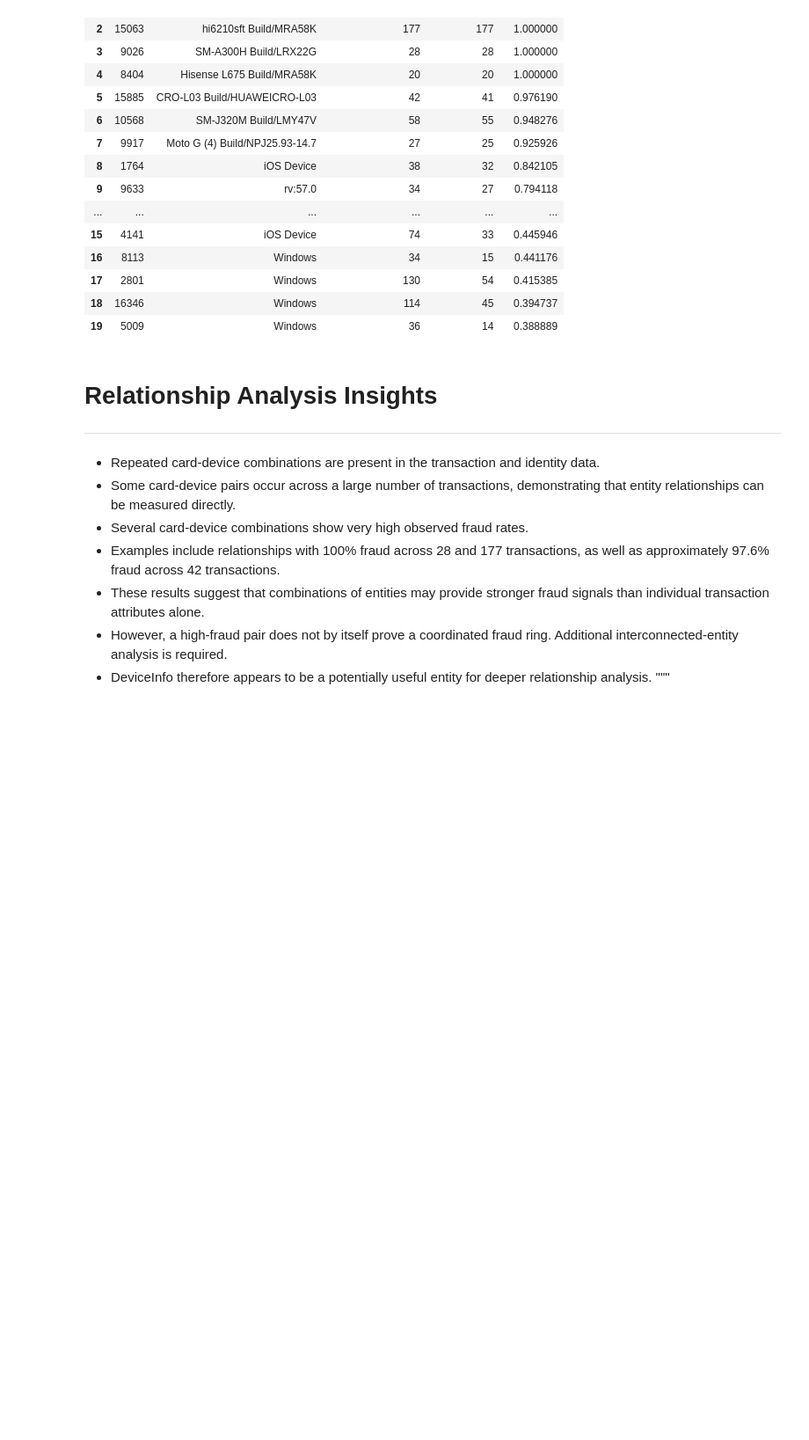
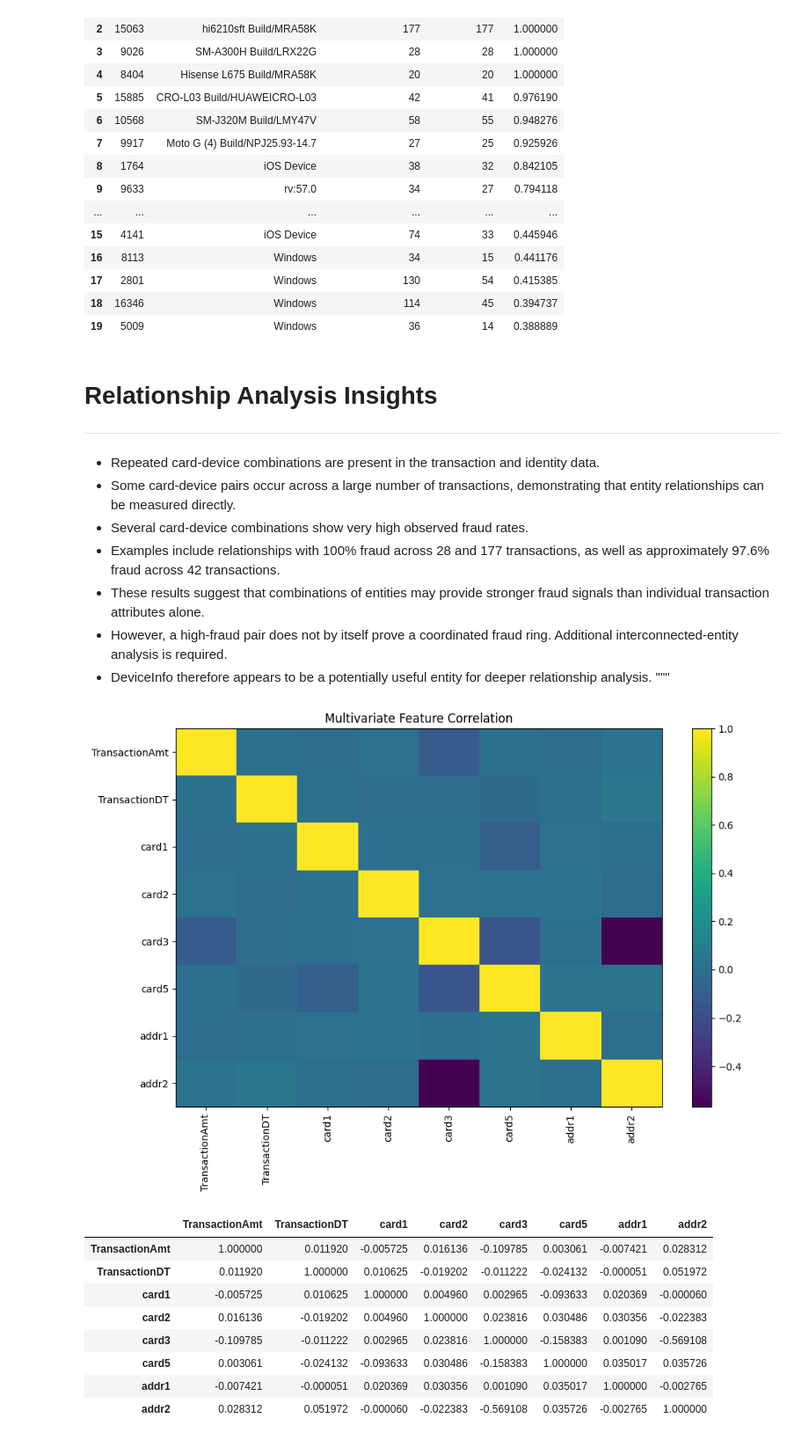
Before and after one commit to manojitkhatua/trace-ai, a Jupyter notebook: src/analysis/EDA.ipynb, the cells around one changed output. Shown at 88% size. Drawn from its saved outputs; the diff is of its cells as text; code cells hidden in the pictures; blank space fills up the shorter version.

Commit message:
Complete EDA analysis modules

```diff
--- a/src/analysis/EDA.ipynb
+++ b/src/analysis/EDA.ipynb
@@ -678,3 +679,20 @@ card_device_fraud
 - DeviceInfo therefore appears to be a potentially useful entity for deeper
   relationship analysis.
 """
+# %%
+multivariate_columns = ["TransactionAmt","TransactionDT","card1","card2","card3","card5","addr1","addr2",]
+# %%
+multivariate_analyzer = MultivariateAnalyzer(CorrelationAnalysisStrategy(multivariate_columns))
+correlation_result = multivariate_analyzer.execute_analysis(train_transaction)
+correlation_result
+# %% [output]
+[figure, added]
+|  | TransactionAmt | TransactionDT | card1 | card2 | card3 | card5 | addr1 | addr2 |
+| TransactionAmt | 1.000000 | 0.011920 | -0.005725 | 0.016136 | -0.109785 | 0.003061 | -0.007421 | 0.028312 |
+| TransactionDT | 0.011920 | 1.000000 | 0.010625 | -0.019202 | -0.011222 | -0.024132 | -0.000051 | 0.051972 |
+| card1 | -0.005725 | 0.010625 | 1.000000 | 0.004960 | 0.002965 | -0.093633 | 0.020369 | -0.000060 |
+| card2 | 0.016136 | -0.019202 | 0.004960 | 1.000000 | 0.023816 | 0.030486 | 0.030356 | -0.022383 |
+| card3 | -0.109785 | -0.011222 | 0.002965 | 0.023816 | 1.000000 | -0.158383 | 0.001090 | -0.569108 |
+| card5 | 0.003061 | -0.024132 | -0.093633 | 0.030486 | -0.158383 | 1.000000 | 0.035017 | 0.035726 |
+| addr1 | -0.007421 | -0.000051 | 0.020369 | 0.030356 | 0.001090 | 0.035017 | 1.000000 | -0.002765 |
+| addr2 | 0.028312 | 0.051972 | -0.000060 | -0.022383 | -0.569108 | 0.035726 | -0.002765 | 1.000000 |
```
Also changed, not shown: parts of 4 cells of this notebook, 1 other file.
